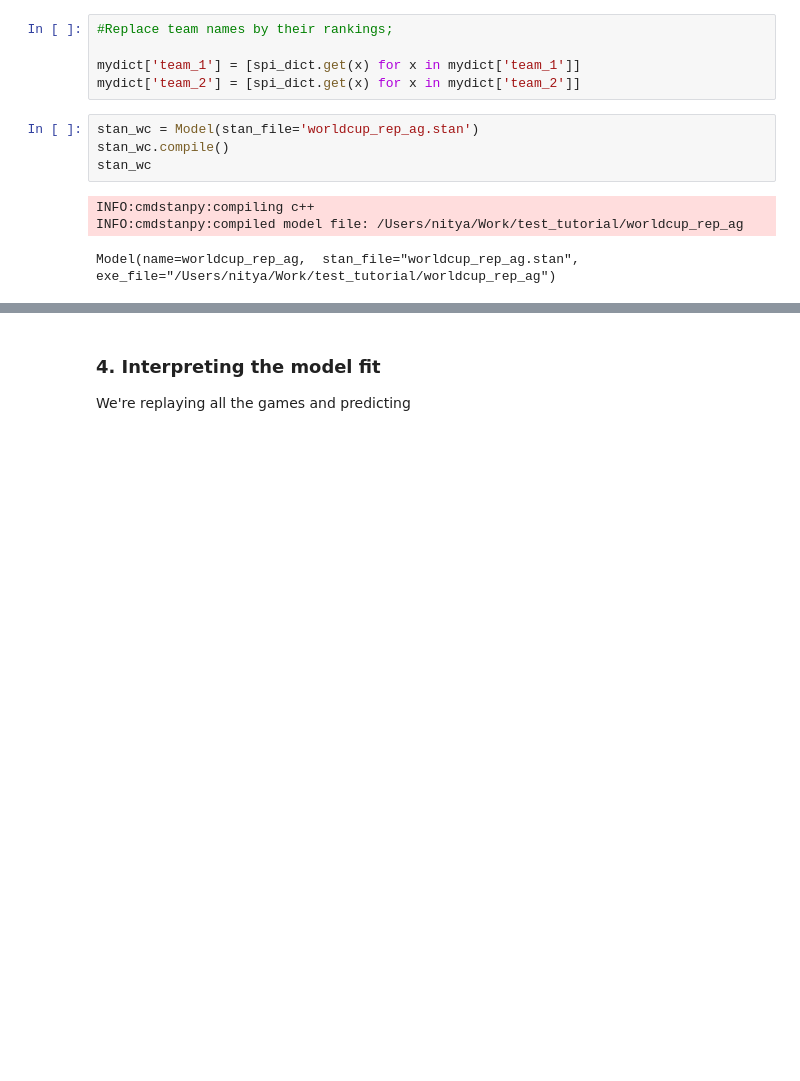
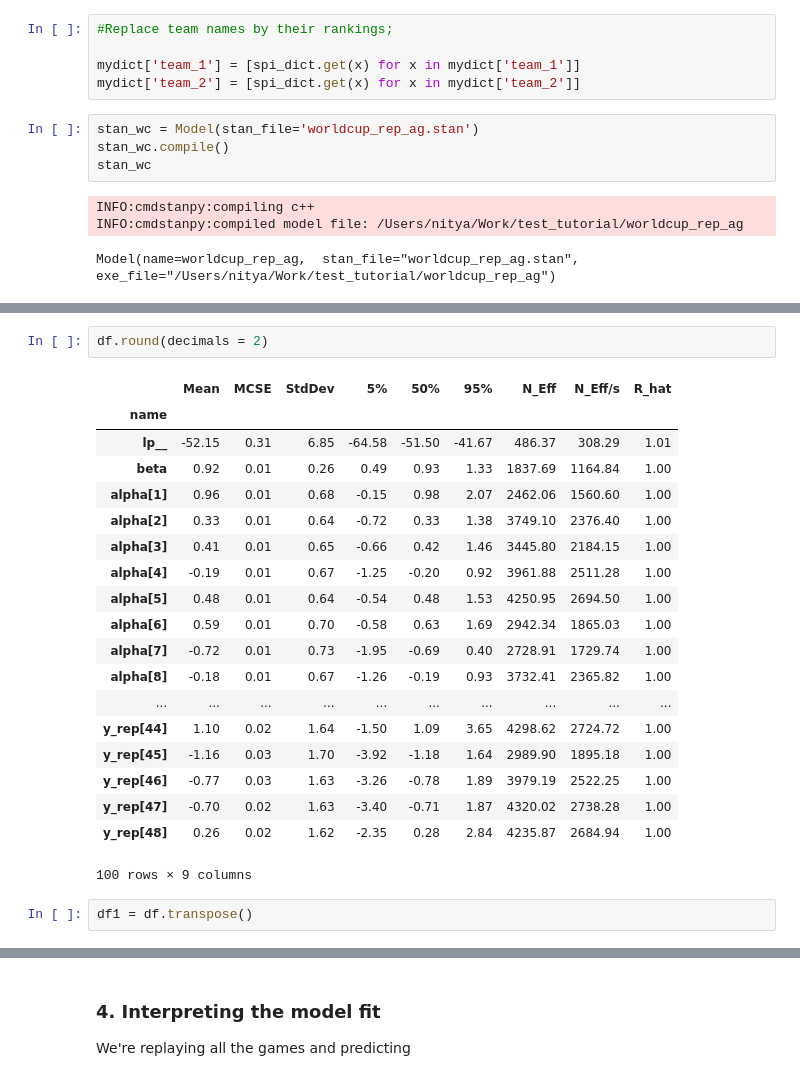
Before and after one commit to nityamd/test_tutorial, a Jupyter notebook: Scratchwork.ipynb, the cells around one changed output, grey strips where cells are left out. Drawn from its saved outputs; the diff is of its cells as text; blank space fills up the shorter version.

```diff
--- a/Scratchwork.ipynb
+++ b/Scratchwork.ipynb
@@ -165,0 +182,24 @@ worldcup_fit.summary()
+# %%
+df.round(decimals = 2)
+# %% [output]
+|  | Mean | MCSE | StdDev | 5% | 50% | 95% | N_Eff | N_Eff/s | R_hat |
+| name |  |  |  |  |  |  |  |  |  |
+| lp__ | -52.15 | 0.31 | 6.85 | -64.58 | -51.50 | -41.67 | 486.37 | 308.29 | 1.01 |
+| beta | 0.92 | 0.01 | 0.26 | 0.49 | 0.93 | 1.33 | 1837.69 | 1164.84 | 1.00 |
+| alpha[1] | 0.96 | 0.01 | 0.68 | -0.15 | 0.98 | 2.07 | 2462.06 | 1560.60 | 1.00 |
+| alpha[2] | 0.33 | 0.01 | 0.64 | -0.72 | 0.33 | 1.38 | 3749.10 | 2376.40 | 1.00 |
+| alpha[3] | 0.41 | 0.01 | 0.65 | -0.66 | 0.42 | 1.46 | 3445.80 | 2184.15 | 1.00 |
+| alpha[4] | -0.19 | 0.01 | 0.67 | -1.25 | -0.20 | 0.92 | 3961.88 | 2511.28 | 1.00 |
+| alpha[5] | 0.48 | 0.01 | 0.64 | -0.54 | 0.48 | 1.53 | 4250.95 | 2694.50 | 1.00 |
+| alpha[6] | 0.59 | 0.01 | 0.70 | -0.58 | 0.63 | 1.69 | 2942.34 | 1865.03 | 1.00 |
+| alpha[7] | -0.72 | 0.01 | 0.73 | -1.95 | -0.69 | 0.40 | 2728.91 | 1729.74 | 1.00 |
+| alpha[8] | -0.18 | 0.01 | 0.67 | -1.26 | -0.19 | 0.93 | 3732.41 | 2365.82 | 1.00 |
+| ... | ... | ... | ... | ... | ... | ... | ... | ... | ... |
+| y_rep[44] | 1.10 | 0.02 | 1.64 | -1.50 | 1.09 | 3.65 | 4298.62 | 2724.72 | 1.00 |
+| y_rep[45] | -1.16 | 0.03 | 1.70 | -3.92 | -1.18 | 1.64 | 2989.90 | 1895.18 | 1.00 |
+| y_rep[46] | -0.77 | 0.03 | 1.63 | -3.26 | -0.78 | 1.89 | 3979.19 | 2522.25 | 1.00 |
+| y_rep[47] | -0.70 | 0.02 | 1.63 | -3.40 | -0.71 | 1.87 | 4320.02 | 2738.28 | 1.00 |
+| y_rep[48] | 0.26 | 0.02 | 1.62 | -2.35 | 0.28 | 2.84 | 4235.87 | 2684.94 | 1.00 |
+100 rows × 9 columns
+# %%
+df1 = df.transpose()
```
Also changed, not shown: parts of 15 cells of this notebook, 2 other files.
